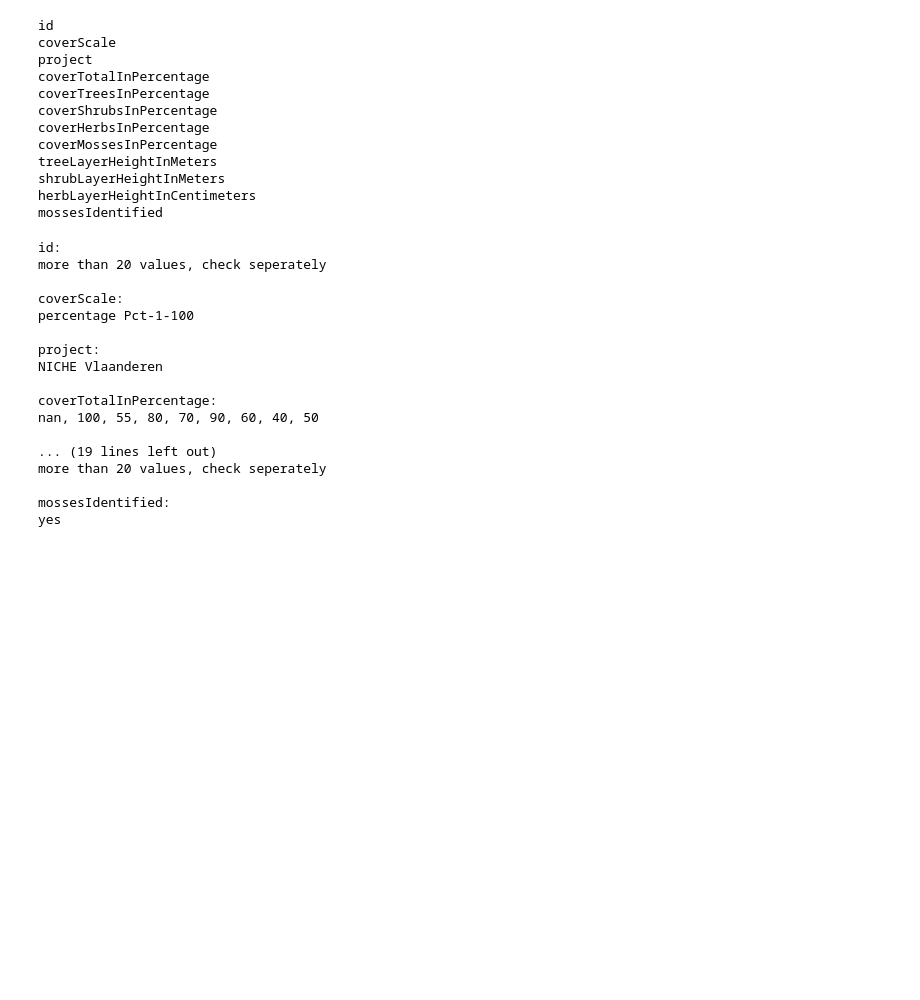
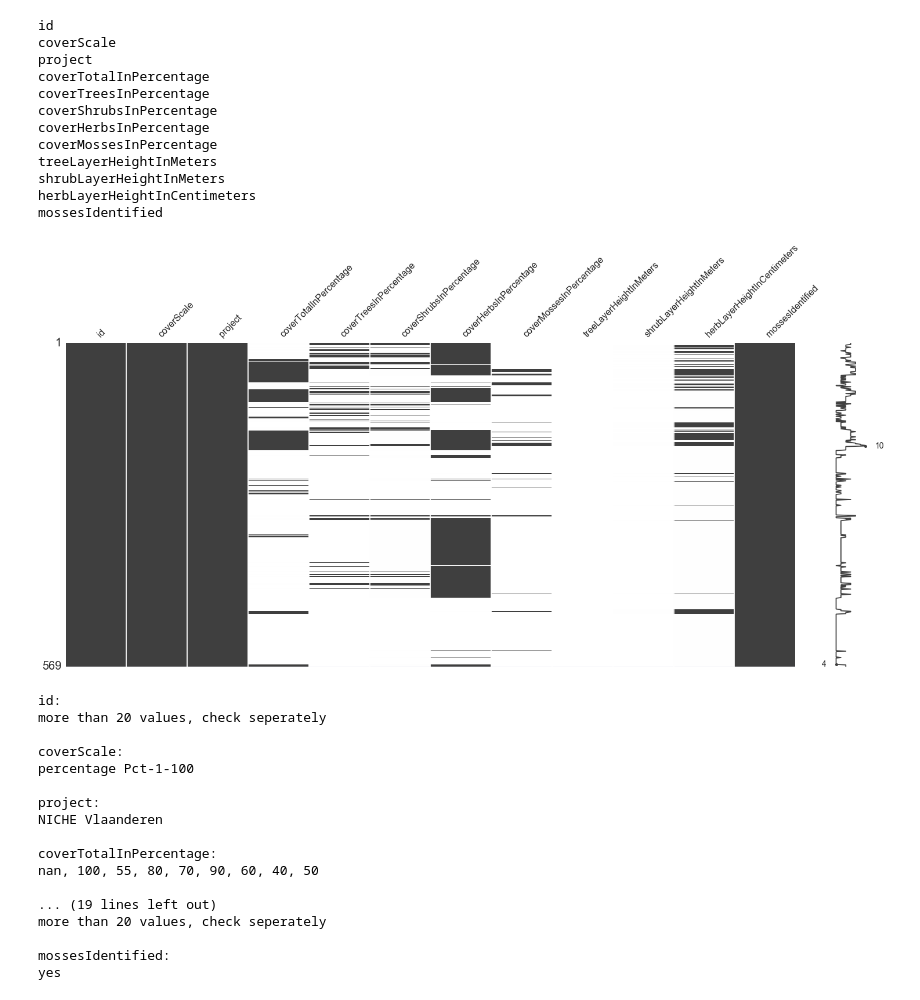
Before and after one commit to inbo/data-publication, a Jupyter notebook: datasets/inboveg-niche-vlaanderen-events/scripts/verify-mapping.ipynb, the cells around one changed output. Cells and saved outputs as stored; diff of their text form; code cells hidden in the pictures; blank space fills up the shorter version.

```diff
--- a/datasets/inboveg-niche-vlaanderen-events/scripts/verify-mapping.ipynb
+++ b/datasets/inboveg-niche-vlaanderen-events/scripts/verify-mapping.ipynb
@@ -151,6 +162,10 @@ treeLayerHeightInMeters
 shrubLayerHeightInMeters
 herbLayerHeightInCentimeters
 mossesIdentified
+# %%
+msno.matrix(releve)
+# %% [output]
+[figure, added]
 # %%
 print_unique_values(releve)
 # %% [output]
```
Also changed, not shown: parts of 5 cells of this notebook, 1 other file.
